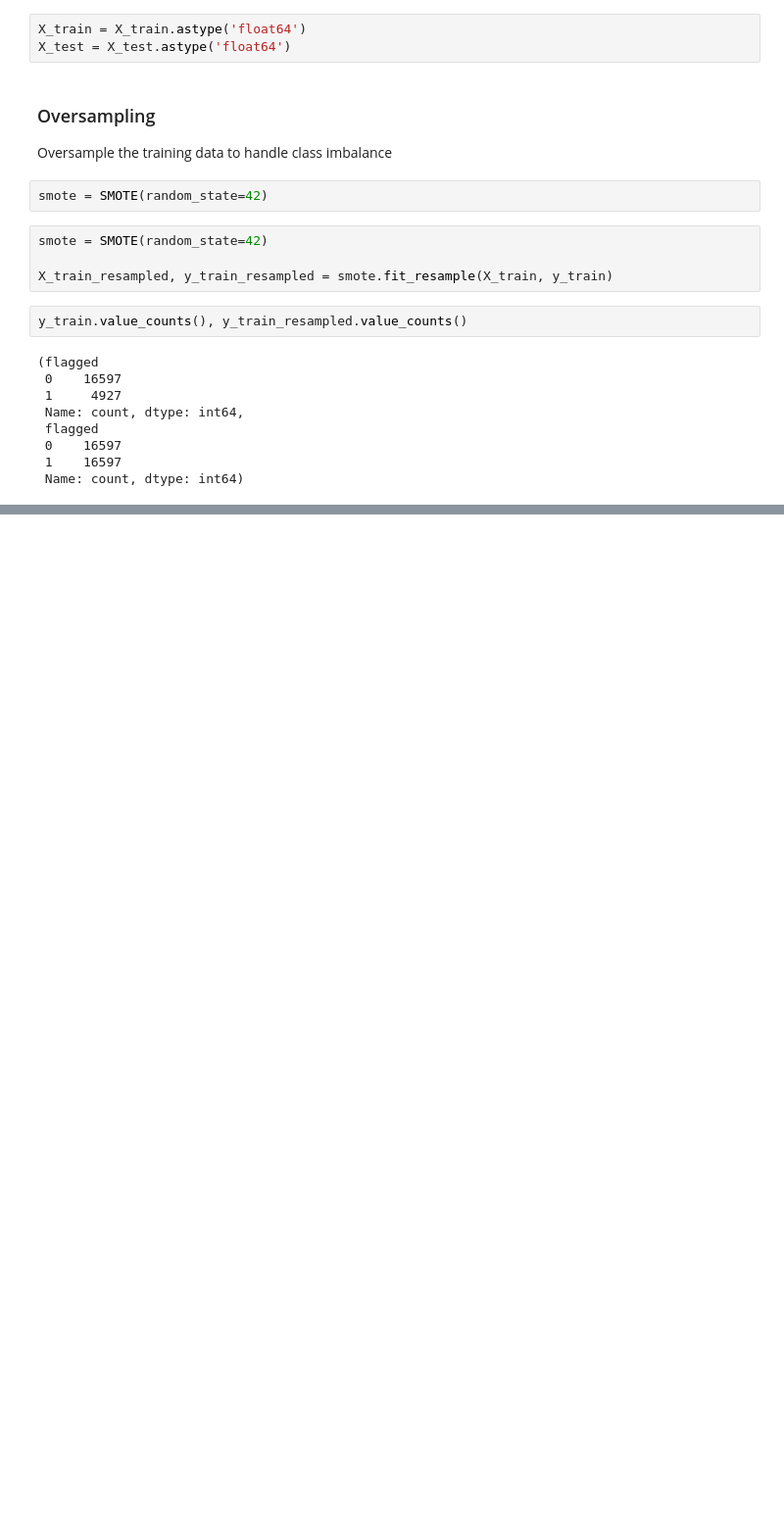
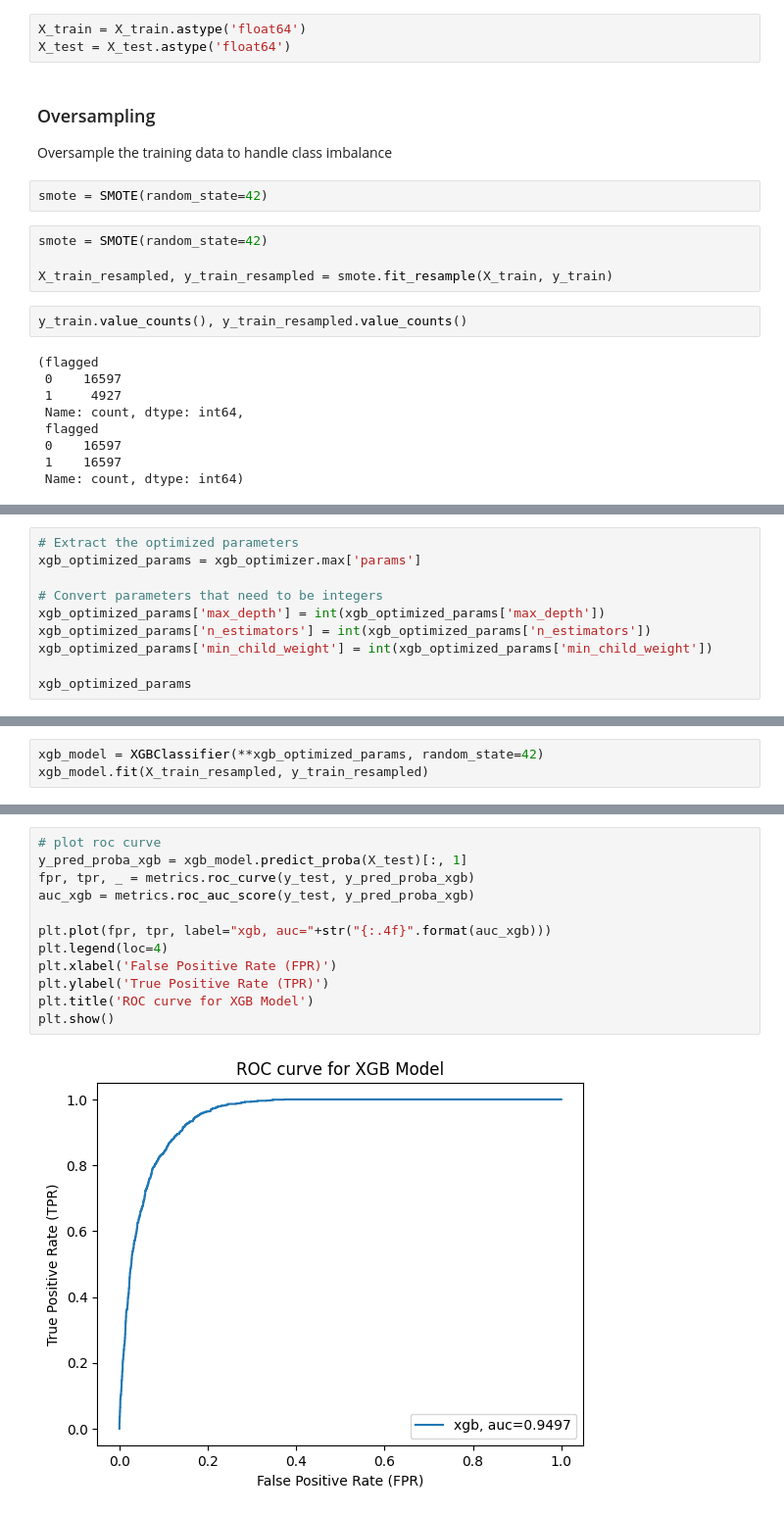
Before and after one commit to lihuicham/review-fraud-detection, a Jupyter notebook: code.ipynb, the cells around one changed output, grey strips where cells are left out. Shown at 98% size. Cells and saved outputs as stored; diff of their text form; blank space fills up the shorter version.

```diff
--- a/code.ipynb
+++ b/code.ipynb
@@ -1314,0 +1508,10 @@ y_train.value_counts(), y_train_resampled.value_counts()
+# %%
+# Extract the optimized parameters
+xgb_optimized_params = xgb_optimizer.max['params']
+
+# Convert parameters that need to be integers
+xgb_optimized_params['max_depth'] = int(xgb_optimized_params['max_depth'])
+xgb_optimized_params['n_estimators'] = int(xgb_optimized_params['n_estimators'])
+xgb_optimized_params['min_child_weight'] = int(xgb_optimized_params['min_child_weight'])
+
+xgb_optimized_params
@@ -1316,0 +1797,3 @@ y_train.value_counts(), y_train_resampled.value_counts()
+# %%
+xgb_model = XGBClassifier(**xgb_optimized_params, random_state=42)
+xgb_model.fit(X_train_resampled, y_train_resampled)
@@ -1316,0 +1839,14 @@ y_train.value_counts(), y_train_resampled.value_counts()
+# %%
+# plot roc curve
+y_pred_proba_xgb = xgb_model.predict_proba(X_test)[:, 1]
+fpr, tpr, _ = metrics.roc_curve(y_test, y_pred_proba_xgb)
+auc_xgb = metrics.roc_auc_score(y_test, y_pred_proba_xgb)
+
+plt.plot(fpr, tpr, label="xgb, auc="+str("{:.4f}".format(auc_xgb)))
+plt.legend(loc=4)
+plt.xlabel('False Positive Rate (FPR)')
+plt.ylabel('True Positive Rate (TPR)')
+plt.title('ROC curve for XGB Model')
+plt.show()
+# %% [output]
+[figure, added]
```
Also changed, not shown: parts of 66 cells of this notebook, 1 other file.
